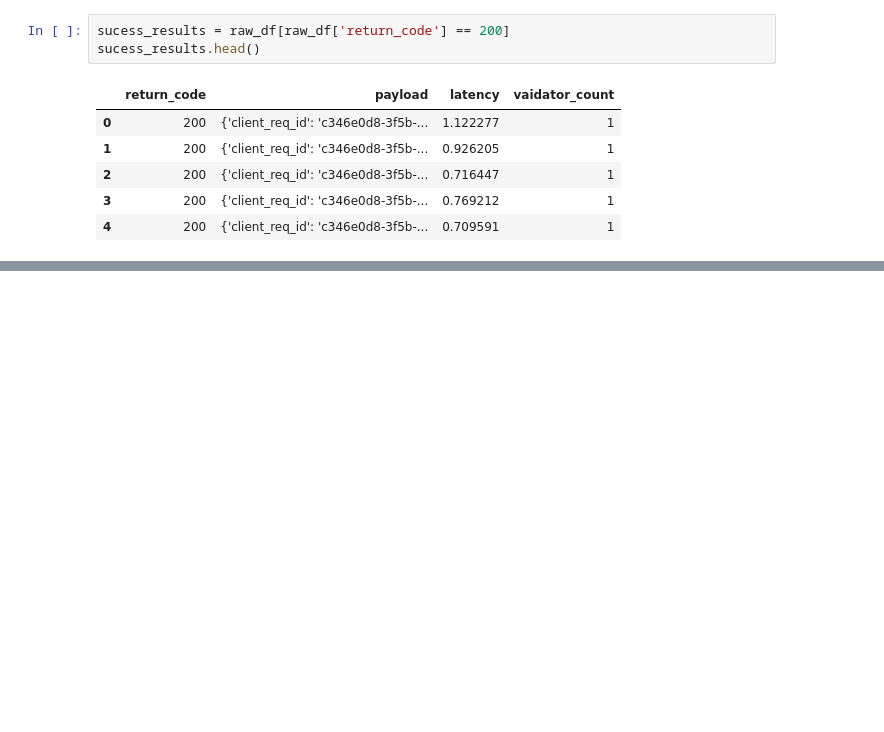
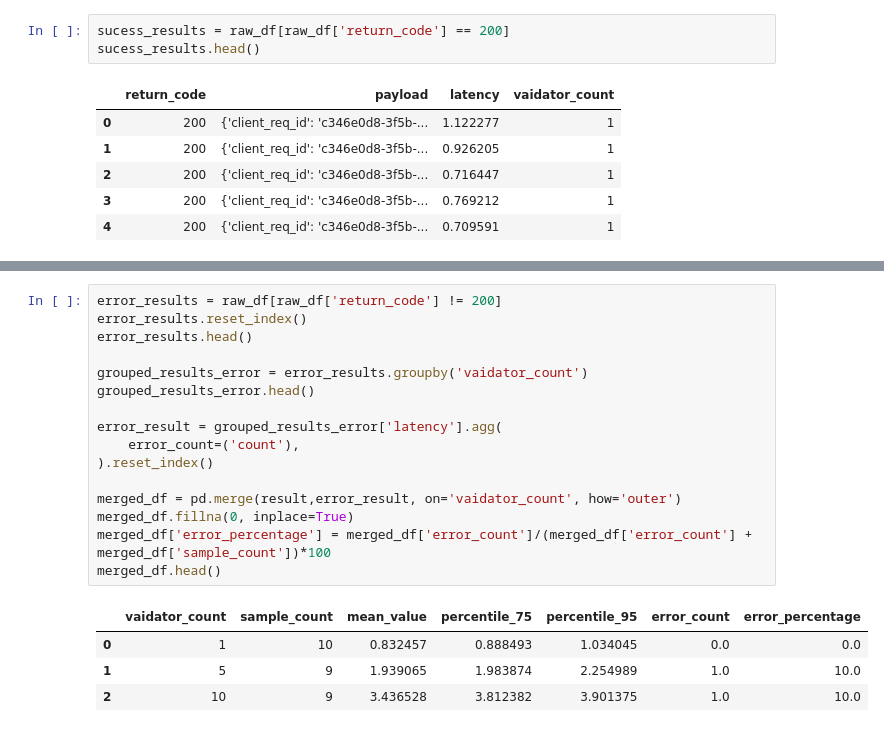
Before and after one commit to malaka-jayatissa/staking_perf_tool, a Jupyter notebook: stats/latency_stats.ipynb, the cells around one changed output, grey strips where cells are left out. Saved outputs shown, nothing was run; the diff lists cells and outputs as text; blank space fills up the shorter version.

```diff
--- a/stats/latency_stats.ipynb
+++ b/stats/latency_stats.ipynb
@@ -72,0 +73,21 @@ plt.show()
+# %%
+error_results = raw_df[raw_df['return_code'] != 200]
+error_results.reset_index()
+error_results.head()
+
+grouped_results_error = error_results.groupby('vaidator_count')
+grouped_results_error.head()
+
+error_result = grouped_results_error['latency'].agg(
+    error_count=('count'),
+).reset_index()
+
+merged_df = pd.merge(result,error_result, on='vaidator_count', how='outer')
+merged_df.fillna(0, inplace=True)
+merged_df['error_percentage'] = merged_df['error_count']/(merged_df['error_count'] + merged_df['sample_count'])*100
+merged_df.head()
+# %% [output]
+|  | vaidator_count | sample_count | mean_value | percentile_75 | percentile_95 | error_count | error_percentage |
+| 0 | 1 | 10 | 0.832457 | 0.888493 | 1.034045 | 0.0 | 0.0 |
+| 1 | 5 | 9 | 1.939065 | 1.983874 | 2.254989 | 1.0 | 10.0 |
+| 2 | 10 | 9 | 3.436528 | 3.812382 | 3.901375 | 1.0 | 10.0 |
```
Also changed, not shown: parts of 3 cells of this notebook, 2 other files.
